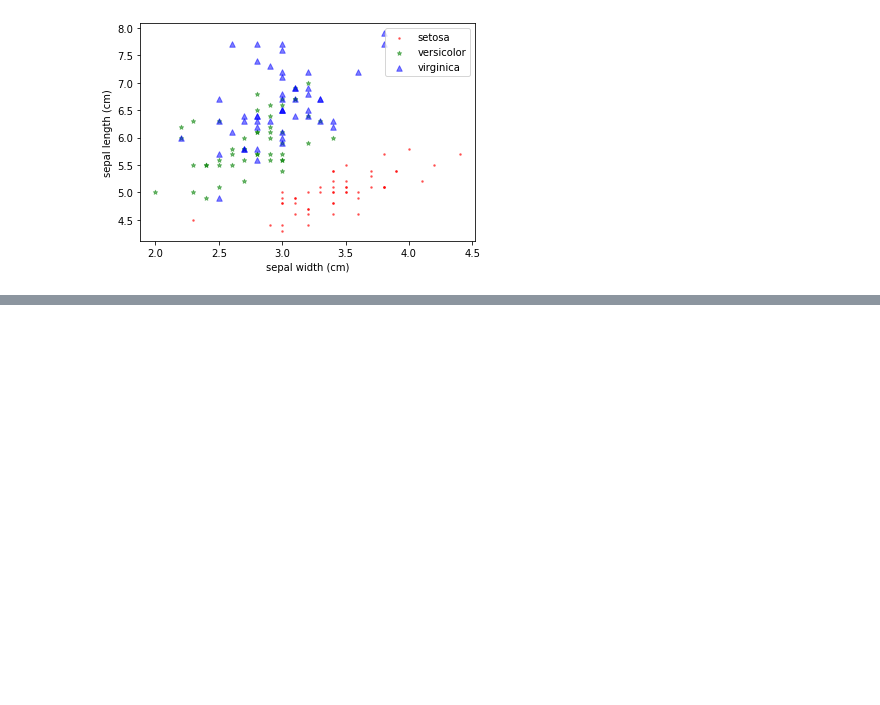
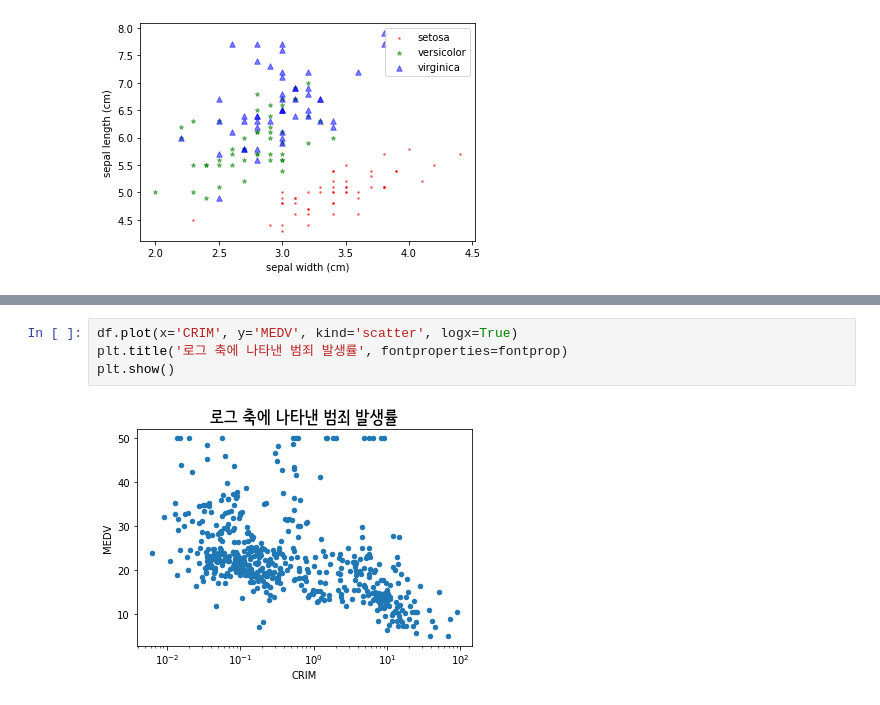
Before and after one commit to sanha9999/Data_Science, a Jupyter notebook: 시각화/iris_dataset.ipynb, the cells around one changed output, grey strips where cells are left out. Saved outputs shown, nothing was run; the diff lists cells and outputs as text; blank space fills up the shorter version.

```diff
--- a/시각화/iris_dataset.ipynb
+++ b/시각화/iris_dataset.ipynb
@@ -141,0 +176,6 @@ plt.show()
+# %%
+df.plot(x='CRIM', y='MEDV', kind='scatter', logx=True)
+plt.title('로그 축에 나타낸 범죄 발생률', fontproperties=fontprop)
+plt.show()
+# %% [output]
+[figure, added]
```
Also changed, not shown: parts of 12 cells of this notebook.
